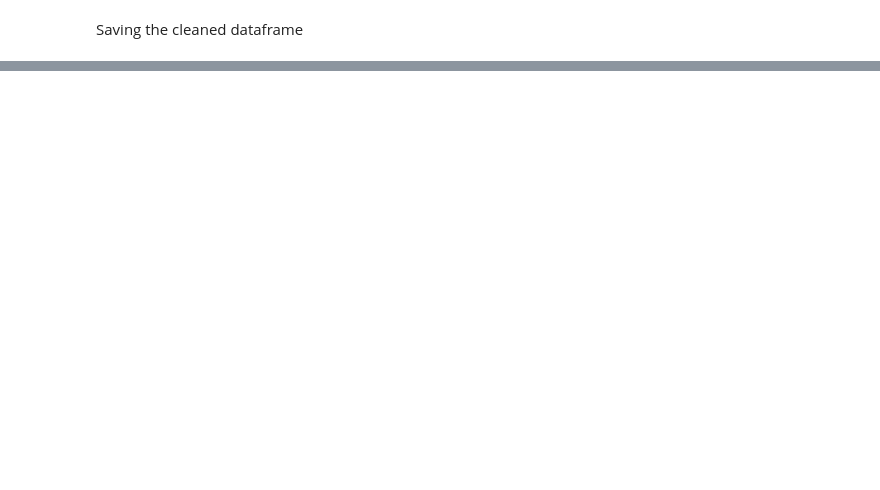
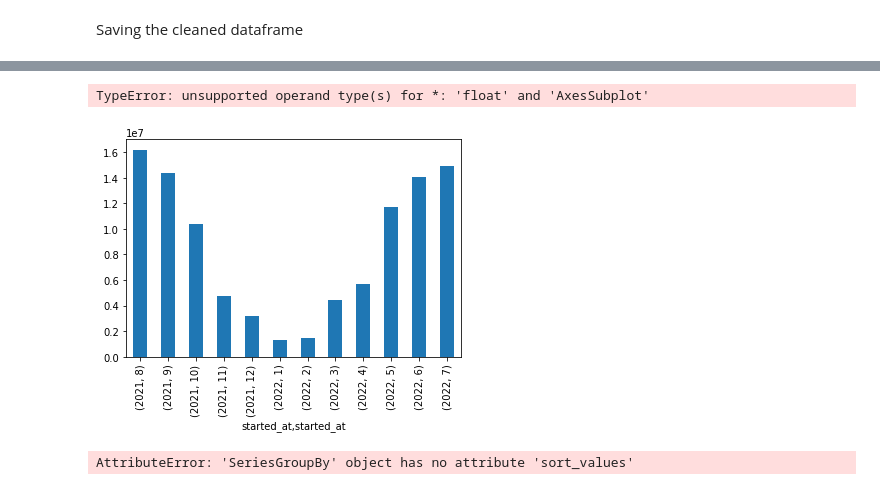
Before and after one commit to AlvaroValdelamar/Google-Data-Capstone-Project, a Jupyter notebook: src/main_script.ipynb, the cells around one changed output, grey strips where cells are left out. Cells and saved outputs as stored; diff of their text form; code cells hidden in the pictures; blank space fills up the shorter version.

```diff
--- a/src/main_script.ipynb
+++ b/src/main_script.ipynb
@@ -542,0 +581,6 @@ It's worth nothing that we were able to identify 282k rows of Start Station name
+# %%
+#loading the data
+trips_2021_2022 = pd.read_csv('data/clean data/trips_2021_2022.csv')
+#We will have to change the data type of the start and end time, since we had to re load the cleaned data.
+trips_2021_2022['started_at'] = pd.to_datetime(trips_2021_2022['started_at'])
+trips_2021_2022['ended_at'] = pd.to_datetime(trips_2021_2022['ended_at'])
@@ -542,0 +610,4 @@ It's worth nothing that we were able to identify 282k rows of Start Station name
+# %%
+#Grouping the data by year and month
+trips_by_month_year = trips_2021_2022.groupby([trips_2021_2022['started_at'].dt.year,
+                                                trips_2021_2022['started_at'].dt.month])
@@ -542,0 +650,9 @@ It's worth nothing that we were able to identify 282k rows of Start Station name
+# %%
+trips_by_month_year['trip_duration'].sum().plot(kind='bar')
+# %% [output]
+TypeError: unsupported operand type(s) for *: 'float' and 'AxesSubplot'
+[figure, added]
+# %%
+analysis1.apply(lambda _df: _df.sort_values(by=['id']))
+# %% [output]
+AttributeError: 'SeriesGroupBy' object has no attribute 'sort_values'
```
Also changed, not shown: parts of 19 cells of this notebook.
